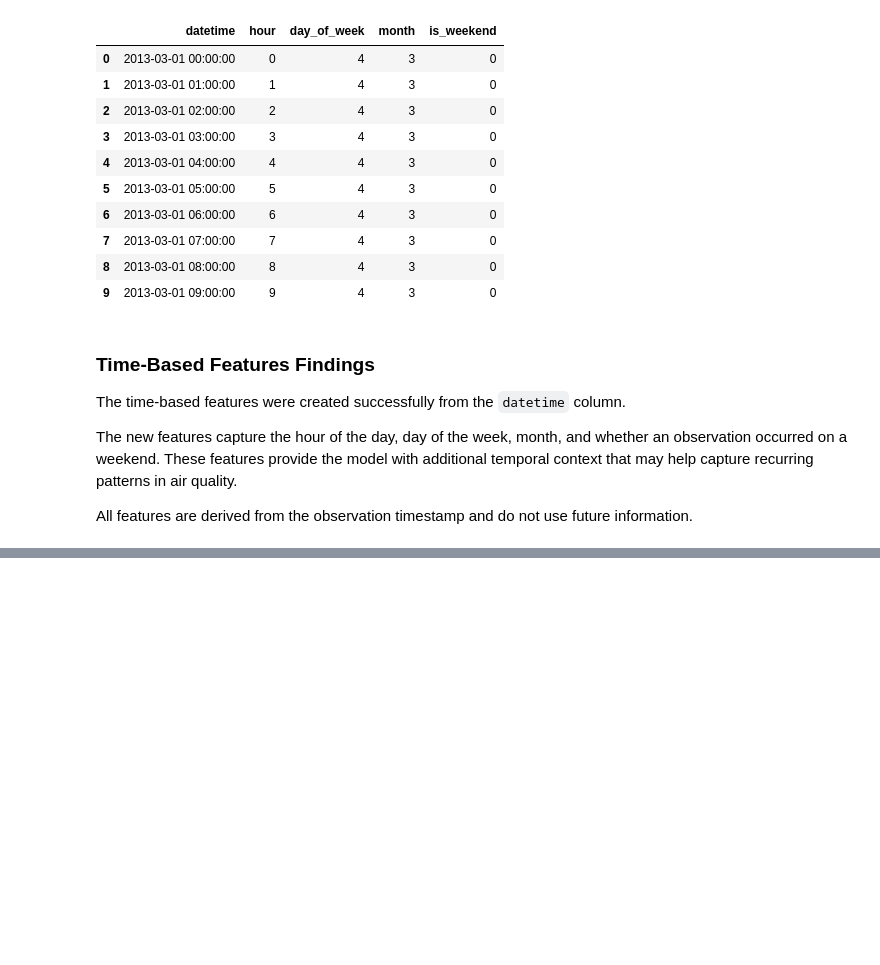
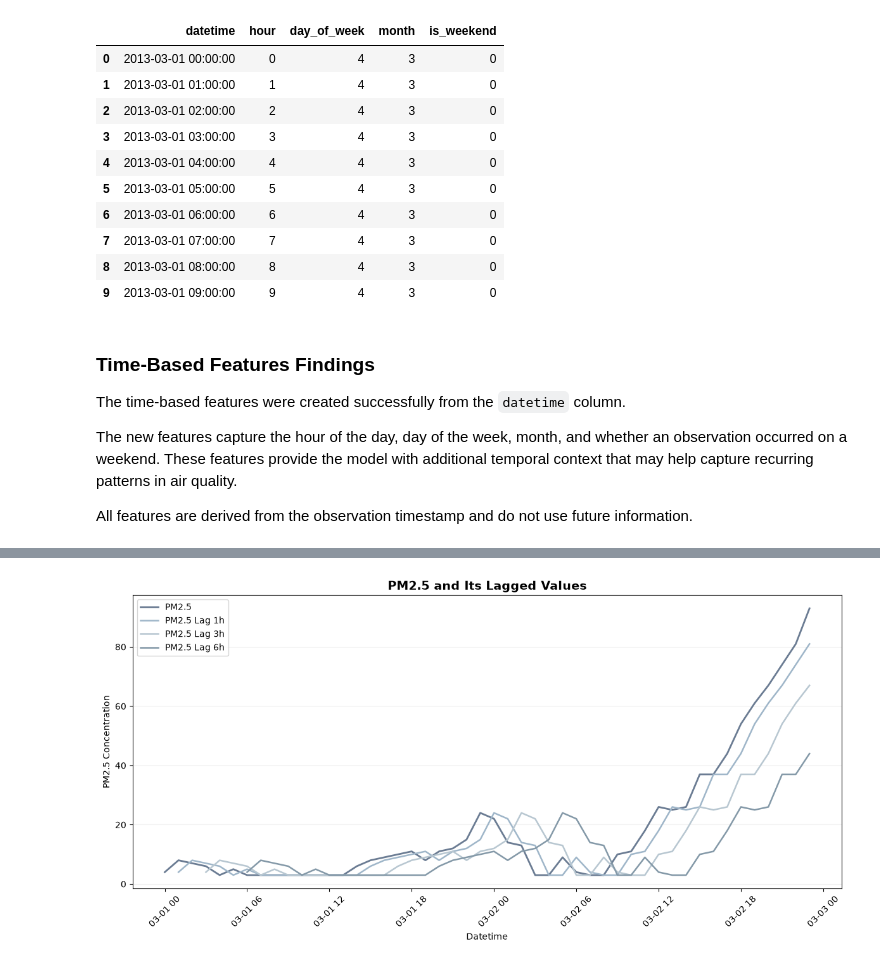
Before and after one commit to saraalwadia/airshift, a Jupyter notebook: notebooks/03_feature_engineering.ipynb, the cells around one changed output, grey strips where cells are left out. Cells and saved outputs as stored; diff of their text form; code cells hidden in the pictures; blank space fills up the shorter version.

```diff
--- a/notebooks/03_feature_engineering.ipynb
+++ b/notebooks/03_feature_engineering.ipynb
@@ -187,0 +276,81 @@ All features are derived from the observation timestamp and do not use future in
+# %%
+# Create the Feature Engineering figures directory
+FIGURES_DIR = Path("../reports/figures/feature_engineering")
+FIGURES_DIR.mkdir(parents=True, exist_ok=True)
+
+# Select one station and a short time period for visualization
+plot_data = df[
+    df["station"] == "Aotizhongxin"
+].iloc[:48].copy()
+
+plt.figure(figsize=(12, 6))
+
+plt.plot(
+    plot_data["datetime"],
+    plot_data["PM2.5"],
+    label="PM2.5",
+    color="#6B7C93",
+    linewidth=2
+)
+
+plt.plot(
+    plot_data["datetime"],
+    plot_data["PM2.5_lag_1h"],
+    label="PM2.5 Lag 1h",
+    color="#9FB6C9",
+    linewidth=1.8
+)
+
+plt.plot(
+    plot_data["datetime"],
+    plot_data["PM2.5_lag_3h"],
+    label="PM2.5 Lag 3h",
+    color="#B8C7D1",
+    linewidth=1.8
+)
+
+plt.plot(
+    plot_data["datetime"],
+    plot_data["PM2.5_lag_6h"],
+    label="PM2.5 Lag 6h",
+    color="#8499A8",
+    linewidth=1.8
+)
+
+plt.title(
+    "PM2.5 and Its Lagged Values",
+    fontsize=14,
+    fontweight="bold"
+)
+
+plt.xlabel("Datetime")
+plt.ylabel("PM2.5 Concentration")
+
+plt.legend()
+
+plt.grid(
+    axis="y",
+    alpha=0.2
+)
+
+plt.xticks(rotation=45)
+
+plt.tight_layout()
+
+figure_path = (
+    FIGURES_DIR /
+    "figure_04_1_pm25_and_lagged_values.png"
+)
+
+plt.savefig(
+    figure_path,
+    dpi=300,
+    bbox_inches="tight"
+)
+
+plt.show()
+
+print("Figure saved successfully:")
+print(figure_path.resolve())
+# %% [output]
+[figure, added]
```
Also changed, not shown: parts of 6 cells of this notebook.
